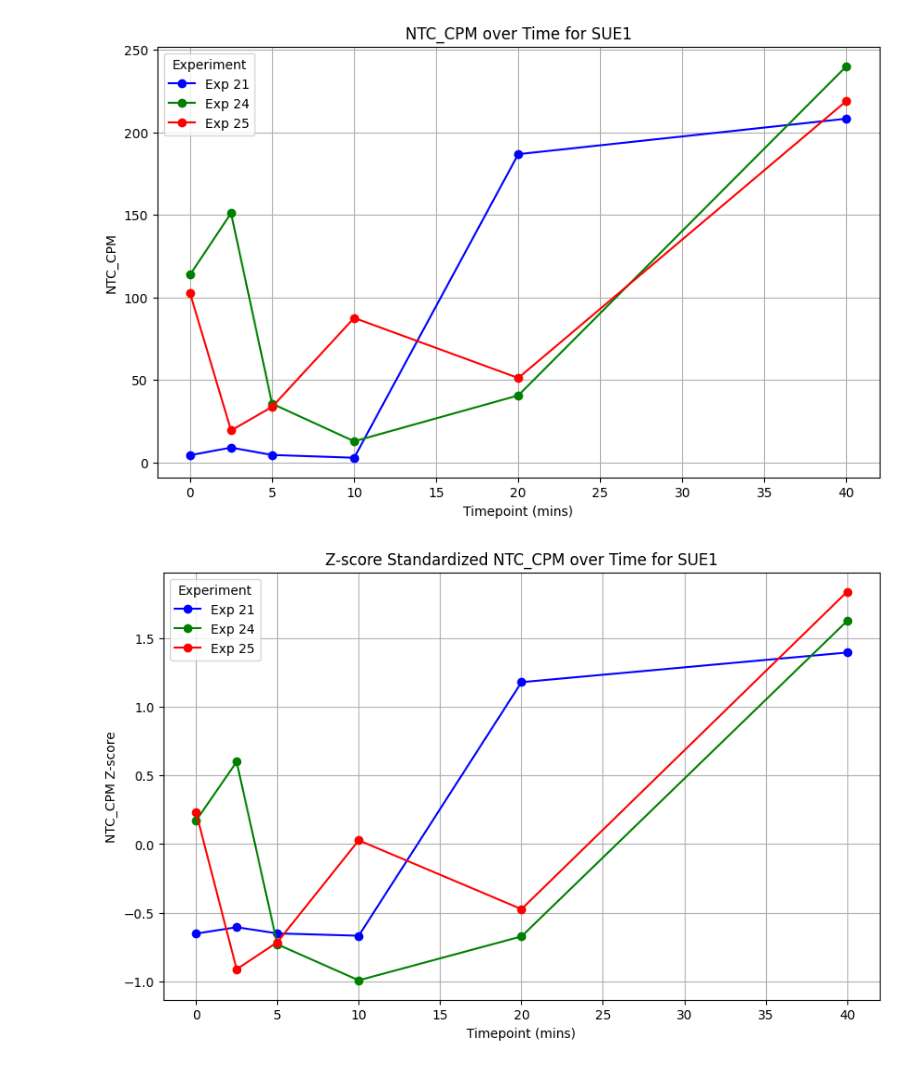
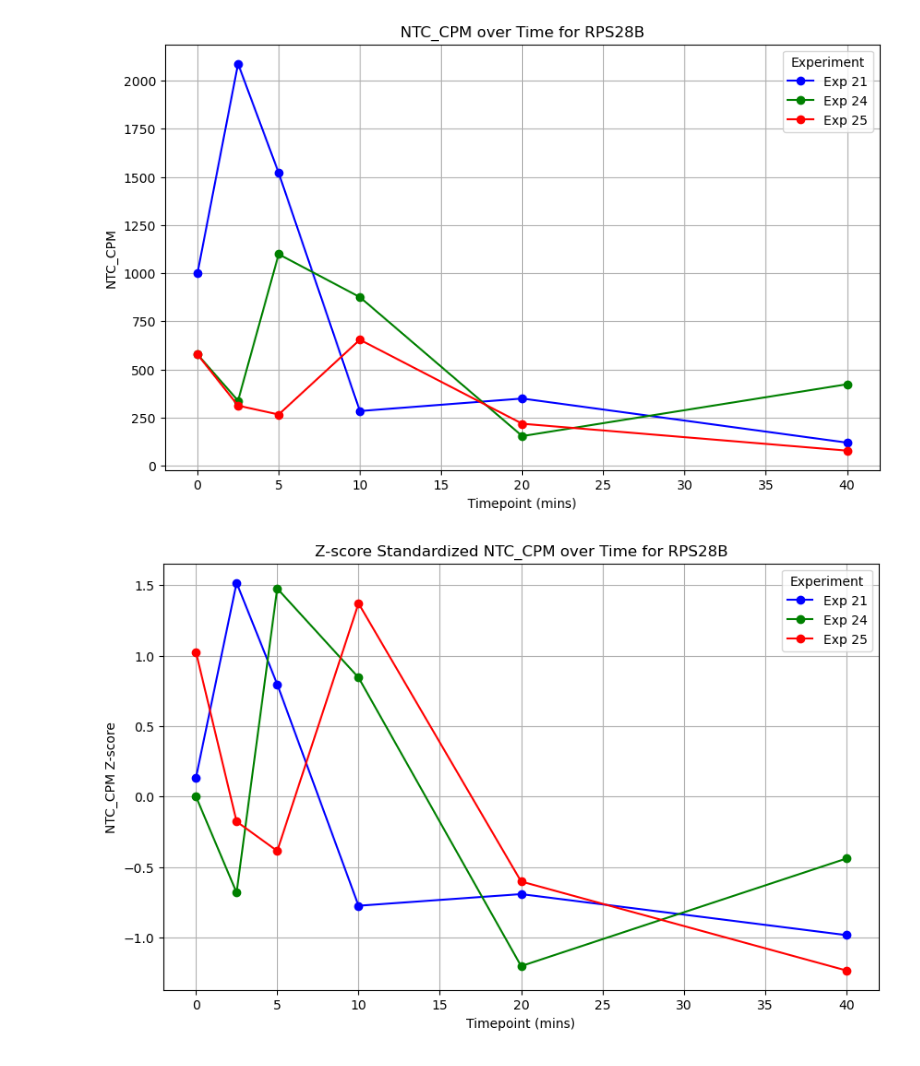
Before and after one commit to matthewwenjiefeng/scripts, a Jupyter notebook: IP same combined analysis.ipynb, the cells around one changed output. Cells and saved outputs as stored; diff of their text form; code cells hidden in the pictures.

```diff
--- a/IP same combined analysis.ipynb
+++ b/IP same combined analysis.ipynb
@@ -1,35 +1,35 @@
 # %%
 import pandas as pd
 import matplotlib.pyplot as plt
 
 # Load the data
 data = pd.read_csv('/Users/user/Documents/4TU_assay/IP combined analysis/ip combined analysis v5.csv')
 
-# Filter the data for 'SUE1' with glucose=0 and exp=21, 24, or 25
-filtered_data = data[(data['symbol'] == 'SUE1') & (data['glucose'] == 0) & (data['exp'].isin([21, 24, 25]))].copy()
+# Filter the data for 'RPS28B' with glucose=0 and exp=21, 24, or 25
+filtered_data = data[(data['symbol'] == 'RPS28B') & (data['glucose'] == 0) & (data['exp'].isin([21, 24, 25]))].copy()
 
 # Check if the necessary columns are present in the filtered data
 if not all(col in filtered_data.columns for col in ['timepoint', 'exp', 'NTC_CPM']):
     raise ValueError("Required columns are missing in the filtered data.")
 
 # Define a color map for experiments
 color_map = {21: 'blue', 24: 'green', 25: 'red'}
 
 # Plot the NTC_CPM values over time for each experiment
 fig, ax = plt.subplots(figsize=(10, 6))
 for exp in filtered_data['exp'].unique():
     subset = filtered_data[filtered_data['exp'] == exp]
     subset = subset.sort_values('timepoint')  # Sort the subset by timepoint
     ax.plot(subset['timepoint'], subset['NTC_CPM'], marker='o', label=f'Exp {exp}', color=color_map[exp])
 ax.set_xlabel('Timepoint (mins)')
 ax.set_ylabel('NTC_CPM')
-gene_name = 'SUE1'
+gene_name = 'RPS28B'
 ax.set_title(f'NTC_CPM over Time for {gene_name}')
 ax.legend(title='Experiment')
 plt.grid(True)
 plt.show()
 # %% [output]
-[figure, old version]
+[figure, new version]
 # %%
 # Z-score standardization of the NTC_CPM values for each experiment
 filtered_data.loc[:, 'NTC_CPM_zscore'] = filtered_data.groupby('exp')['NTC_CPM'].transform(lambda x: (x - x.mean()) / x.std())
@@ -47,7 +47,7 @@ ax.legend(title='Experiment')
 plt.grid(True)
 plt.show()
 # %% [output]
-[figure, old version]
+[figure, new version]
 # %%
 # Exclude the first (time 0) and last (time 40) data points for peak selection
 peak_candidates = filtered_data[(filtered_data['timepoint'] != 0) & (filtered_data['timepoint'] != 40)]
```
Also changed, not shown: parts of 3 cells of this notebook.
